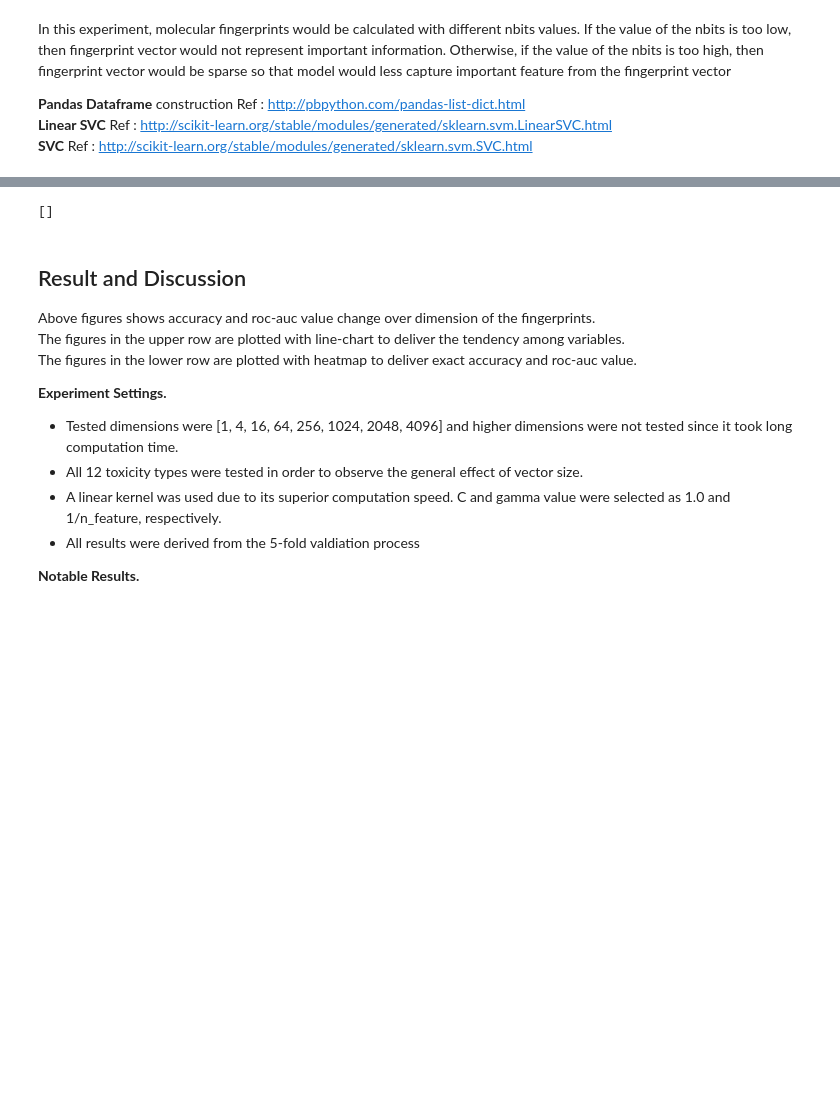
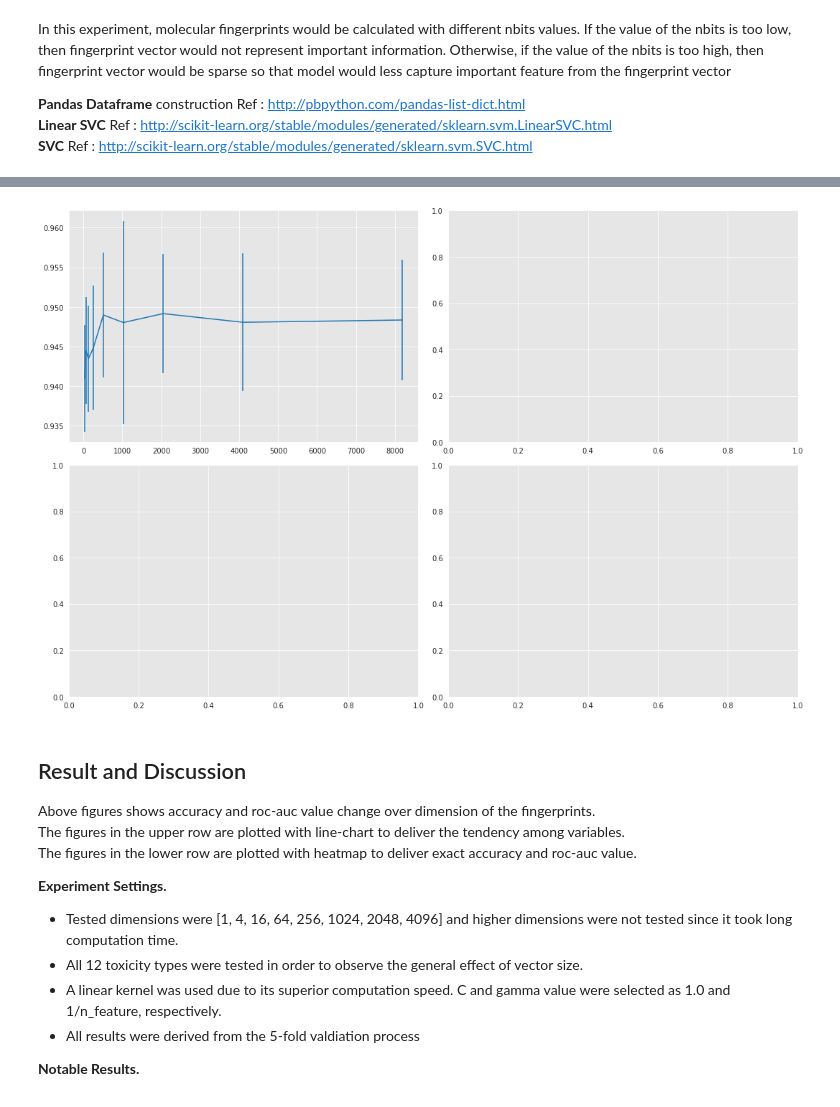
Before and after one commit to heartcored98/CH485_AI_Chemistry, a Jupyter notebook: Practice3_Tox21_MLP/Assignment3_Tox21_MLP.ipynb, the cells around one changed output, grey strips where cells are left out. Cells and saved outputs as stored; diff of their text form; code cells hidden in the pictures; blank space fills up the shorter version.

Commit message:
Fix dataset partition issue. Tested accuracy vs hidden num unit

```diff
--- a/Practice3_Tox21_MLP/Assignment3_Tox21_MLP.ipynb
+++ b/Practice3_Tox21_MLP/Assignment3_Tox21_MLP.ipynb
@@ -330,38 +345,40 @@ Wall time: 1.1 s
-# %%
-print(exp_data['exp_hidden_dim'])
-# %% [output]
-[]
 # %%
 df = pd.DataFrame(exp_data['exp_hidden_dim'])
 df = df[['acc_mean', 'acc_std', 'elapsed', 'tox_type', 'hidden_dim']]
 
 fig, ax = plt.subplots(2, 2)
 fig.set_size_inches(15, 10)
 
 
 sns.set_style("darkgrid", {"axes.facecolor": ".9"})
 
-grid = sns.lineplot(x="hidden_dim", y="acc_mean", hue="tox_type", markers=True, data=df, ax=ax[0][0])
-grid.set_title("Accuracy vs hidden_dim")
-grid.set(xscale="log")
-grid.grid(True)
+# grid = sns.lineplot(x="hidden_dim", y="acc_mean", hue="tox_type", markers=True, data=df, ax=ax[0][0])
+# grid = sns.pointplot(x="hidden_dim", y="acc_mean", hue="tox_type", data=df, ci='acc_std', )
+
+ax1 = ax[0][0]
+ax1.errorbar(df["hidden_dim"], df["acc_mean"], df["acc_std"])
+# grid.set_title("Accuracy vs hidden_dim")
+# grid.set(xscale="log")
+# grid.grid(True)
 
 """
 grid = sns.lineplot(x="hidden_dim", y="acc_mean", hue="tox_type", data=df, ax=ax[0][1])
 grid.set_title("ROC-AUC vs nbits")
 grid.set(xscale="log")
 grid.grid(True)
 
 df_accu = df.pivot(index='tox_type', columns='nbits', values='accu')
 grid = sns.heatmap(df_accu, annot=True, ax=ax[1][0])
 grid.set_title("Binary Classification Accuracy")
 
 df_roc_auc = df.pivot(index='tox_type', columns='nbits', values='roc_auc')
 grid = sns.heatmap(df_roc_auc, annot=True, ax=ax[1][1])
 grid.set_title("ROC-AUC")
 """
 plt.tight_layout()
 plt.grid(True)
+# %% [output]
+[figure, added]
 # %% [markdown]
 ## Result and Discussion
 
```
Also changed, not shown: parts of 4 cells of this notebook, 1 other file.
